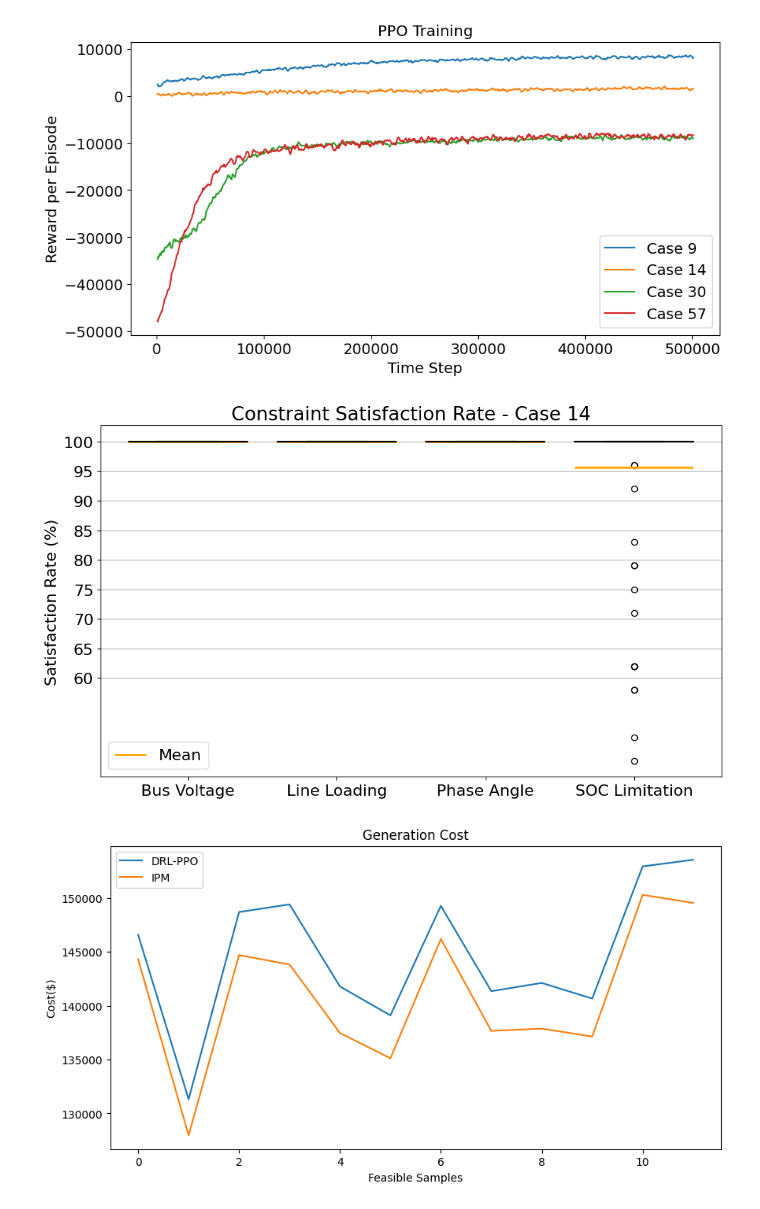
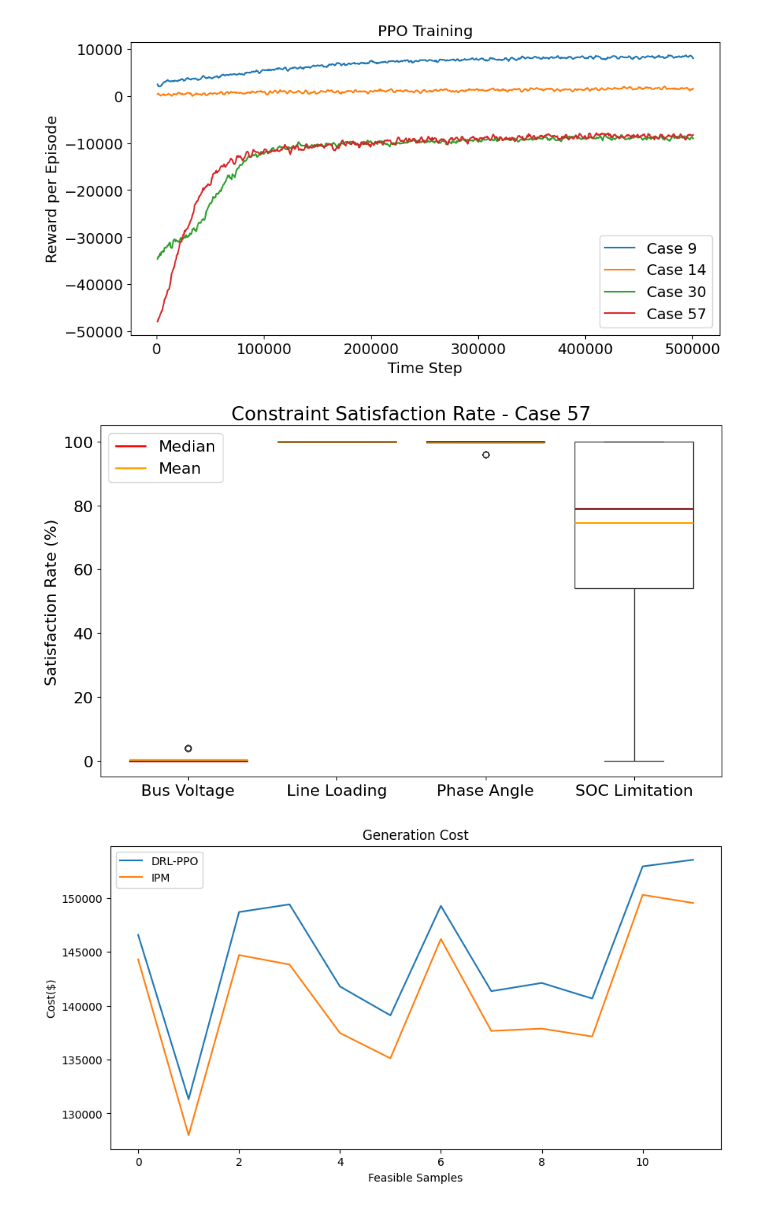
Before and after one commit to chialingyang7718/RL_OPF_EVaware, a Jupyter notebook: Scripts/data_visualization.ipynb, the cells around one changed output. Drawn from its saved outputs; the diff is of its cells as text; code cells hidden in the pictures.

Commit message:
patch: add median to constraint satisfaction rate plot

```diff
--- a/Scripts/data_visualization.ipynb
+++ b/Scripts/data_visualization.ipynb
@@ -55,34 +55,37 @@ Text(0.5, 1.0, 'PPO Training')
 # %%
 import matplotlib.pyplot as plt
 import pickle
 import numpy as np
 import pandas as pd
 import seaborn as sns
 
-n_case = 14
+n_case = 57
 with open(f"../Evaluation/Case{n_case}/RL_metrics_Case{n_case}.pkl", 'rb') as f:
     dicts = pickle.load(f)
 dicts.pop("Sample")
 df = pd.DataFrame(dicts)
 violation_cols = [col for col in df.columns if "violation" in col]
 for col in violation_cols:
     df[col] = round((1-df[col]/24)*100)
 means = df[violation_cols].mean()
 
 plt.figure(figsize=(10, 6))
-sns.boxplot(data=df[violation_cols], fill=False, color='black')
+sns.boxplot(data=df[violation_cols], fill=True, color='white')
+for i, col in enumerate(violation_cols):
+    median = df[col].median()
+    plt.hlines(median, i - 0.4, i + 0.4, colors='red', linewidth=2, label='Median' if i == 0 else "")
 for i, mean in enumerate(means):
     plt.hlines(mean, i - 0.4, i + 0.4, colors='orange', linewidth=2, label='Mean' if i == 0 else "")
 plt.ylabel('Satisfaction Rate (%)')
 plt.title(f'Constraint Satisfaction Rate - Case {n_case}')
 plt.xticks(ticks=range(len(violation_cols)), labels=["Bus Voltage", "Line Loading", "Phase Angle", "SOC Limitation"]) #, rotation=45)
-plt.yticks(range(60, 101, 5))
+plt.ylim(df[violation_cols].min().min() - 5, df[violation_cols].max().max() + 5)
 plt.legend()
 plt.rcParams.update({'font.size': 16})
 plt.tight_layout()
 plt.show()
 # %% [output]
-[figure, old version]
+[figure, new version]
 # %%
 import matplotlib.pyplot as plt
 import pickle
```
